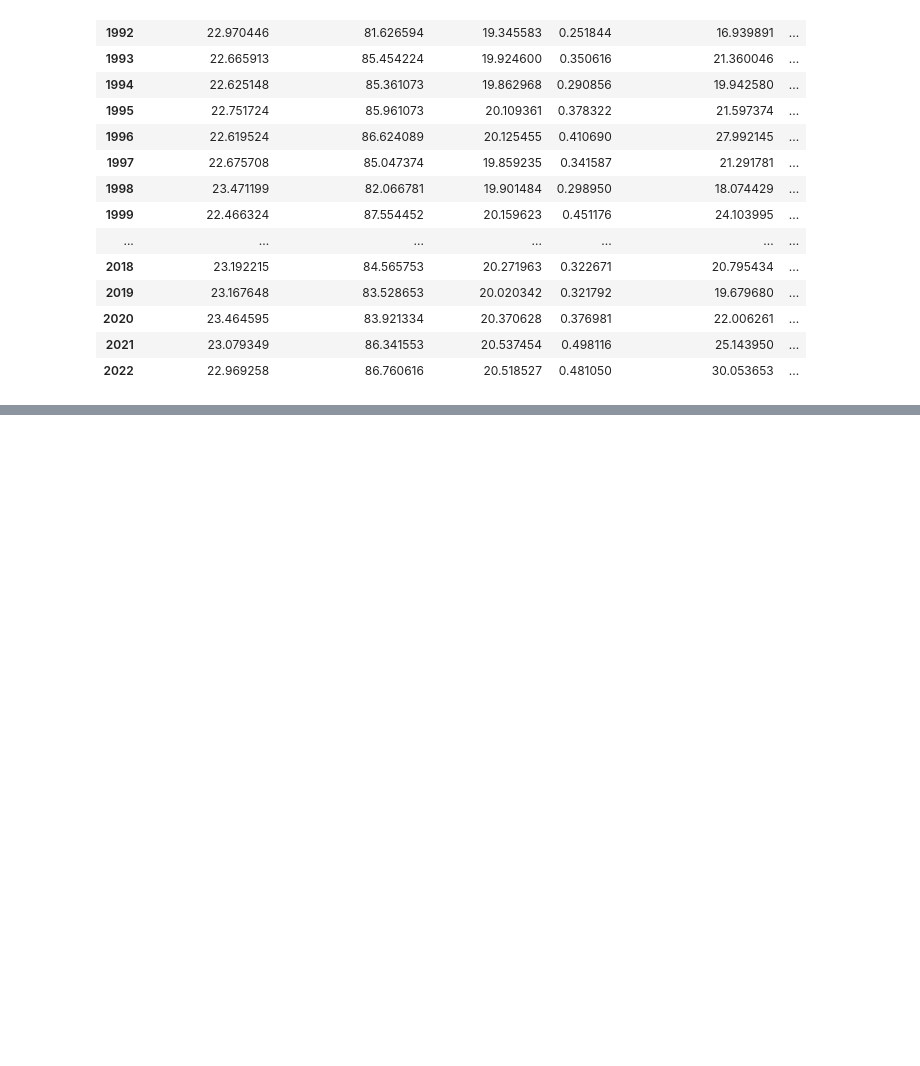
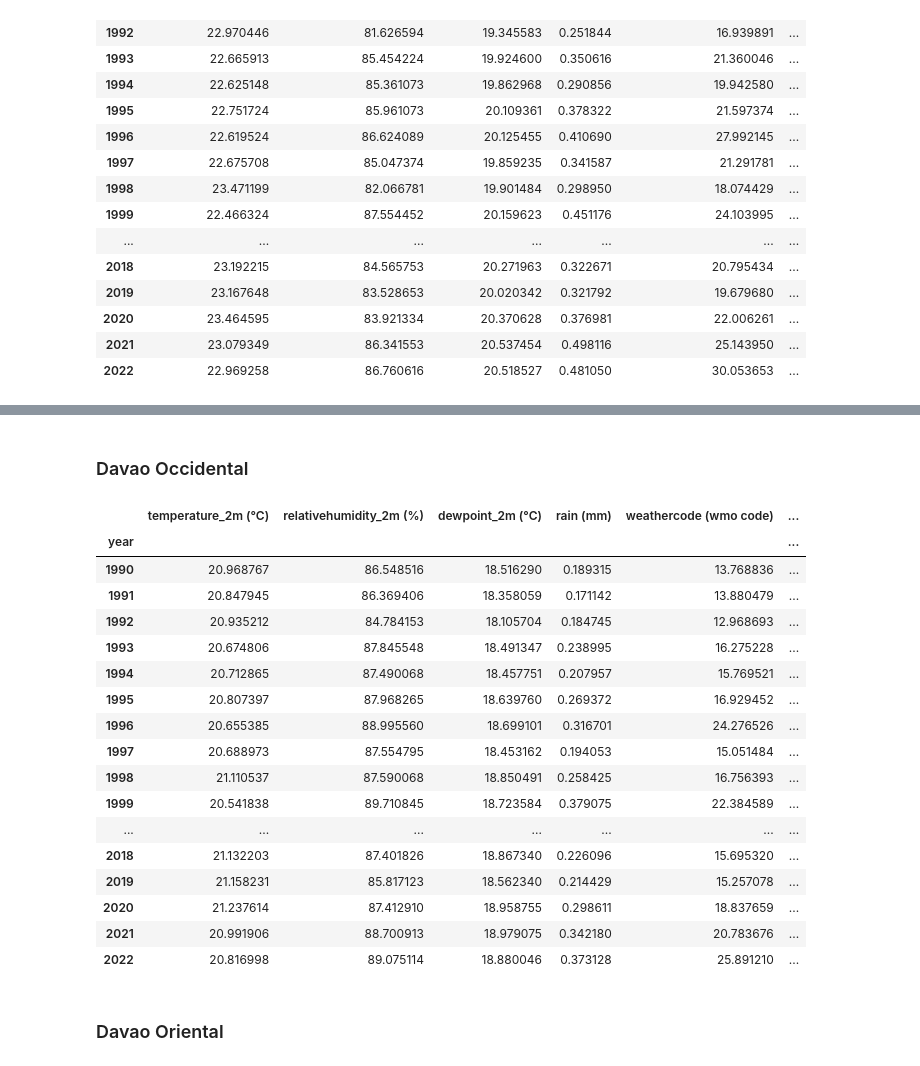
Before and after one commit to darahmanayaga/thesis-2, a Jupyter notebook: historical-data-hourly-to-annual.ipynb, the cells around one changed output, grey strips where cells are left out. Saved outputs shown, nothing was run; the diff lists cells and outputs as text; code cells hidden in the pictures; blank space fills up the shorter version.

```diff
--- a/historical-data-hourly-to-annual.ipynb
+++ b/historical-data-hourly-to-annual.ipynb
@@ -81,0 +120,40 @@ davao_del_norte_annual
+# %% [markdown]
+### Davao Occidental
+# %%
+davao_occidental = pd.read_csv(r"csv-files/REGION XI - Davao Occidental.csv", header = 2)
+# %%
+davao_occidental['time'] = pd.to_datetime(davao_occidental['time'])
+# %%
+davao_occidental['year'] = davao_occidental['time'].dt.year
+# %%
+davao_occidental_annual = davao_occidental.groupby("year")[['temperature_2m (°C)', 'relativehumidity_2m (%)',
+       'dewpoint_2m (°C)', 'rain (mm)', 'weathercode (wmo code)',
+       'surface_pressure (hPa)', 'cloudcover (%)',
+       'et0_fao_evapotranspiration (mm)', 'vapor_pressure_deficit (kPa)',
+       'windspeed_10m (km/h)', 'winddirection_10m (°)', 'windgusts_10m (km/h)',
+       'soil_temperature_28_to_100cm (°C)',
+       'soil_moisture_28_to_100cm (m³/m³)', 'direct_radiation (W/m²)',
+       'diffuse_radiation (W/m²)']].mean()
+# %%
+davao_occidental_annual
+# %% [output]
+|  | temperature_2m (°C) | relativehumidity_2m (%) | dewpoint_2m (°C) | rain (mm) | weathercode (wmo code) | ... |
+| year |  |  |  |  |  | ... |
+| 1990 | 20.968767 | 86.548516 | 18.516290 | 0.189315 | 13.768836 | ... |
+| 1991 | 20.847945 | 86.369406 | 18.358059 | 0.171142 | 13.880479 | ... |
+| 1992 | 20.935212 | 84.784153 | 18.105704 | 0.184745 | 12.968693 | ... |
+| 1993 | 20.674806 | 87.845548 | 18.491347 | 0.238995 | 16.275228 | ... |
+| 1994 | 20.712865 | 87.490068 | 18.457751 | 0.207957 | 15.769521 | ... |
+| 1995 | 20.807397 | 87.968265 | 18.639760 | 0.269372 | 16.929452 | ... |
+| 1996 | 20.655385 | 88.995560 | 18.699101 | 0.316701 | 24.276526 | ... |
+| 1997 | 20.688973 | 87.554795 | 18.453162 | 0.194053 | 15.051484 | ... |
+| 1998 | 21.110537 | 87.590068 | 18.850491 | 0.258425 | 16.756393 | ... |
+| 1999 | 20.541838 | 89.710845 | 18.723584 | 0.379075 | 22.384589 | ... |
+| ... | ... | ... | ... | ... | ... | ... |
+| 2018 | 21.132203 | 87.401826 | 18.867340 | 0.226096 | 15.695320 | ... |
+| 2019 | 21.158231 | 85.817123 | 18.562340 | 0.214429 | 15.257078 | ... |
+| 2020 | 21.237614 | 87.412910 | 18.958755 | 0.298611 | 18.837659 | ... |
+| 2021 | 20.991906 | 88.700913 | 18.979075 | 0.342180 | 20.783676 | ... |
+| 2022 | 20.816998 | 89.075114 | 18.880046 | 0.373128 | 25.891210 | ... |
+# %% [markdown]
+### Davao Oriental
```
Also changed, not shown: parts of 17 cells of this notebook.
